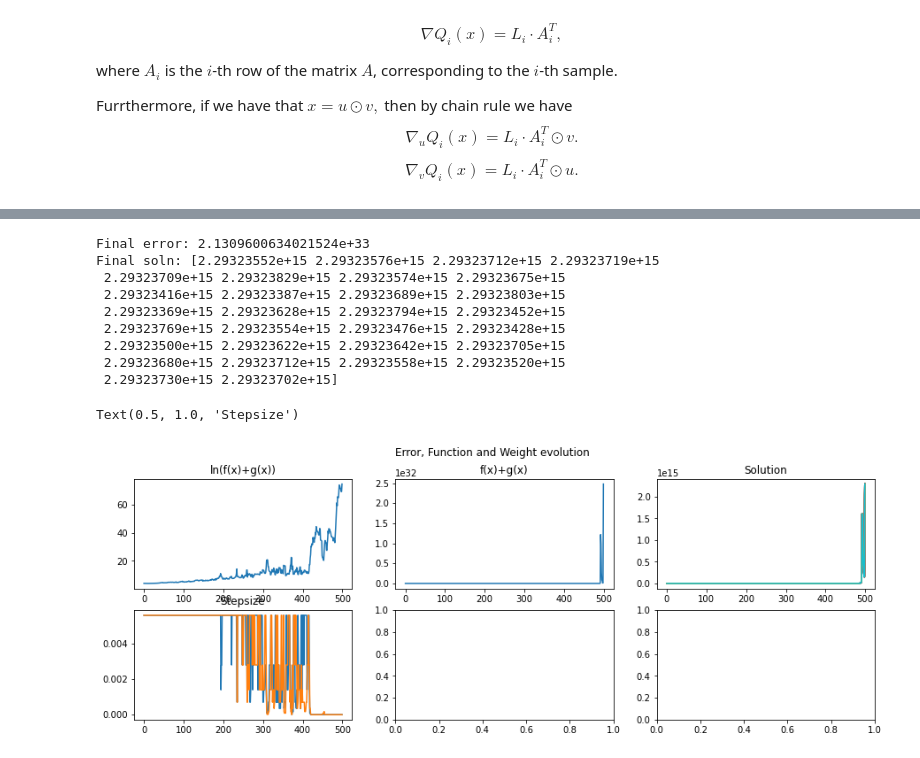
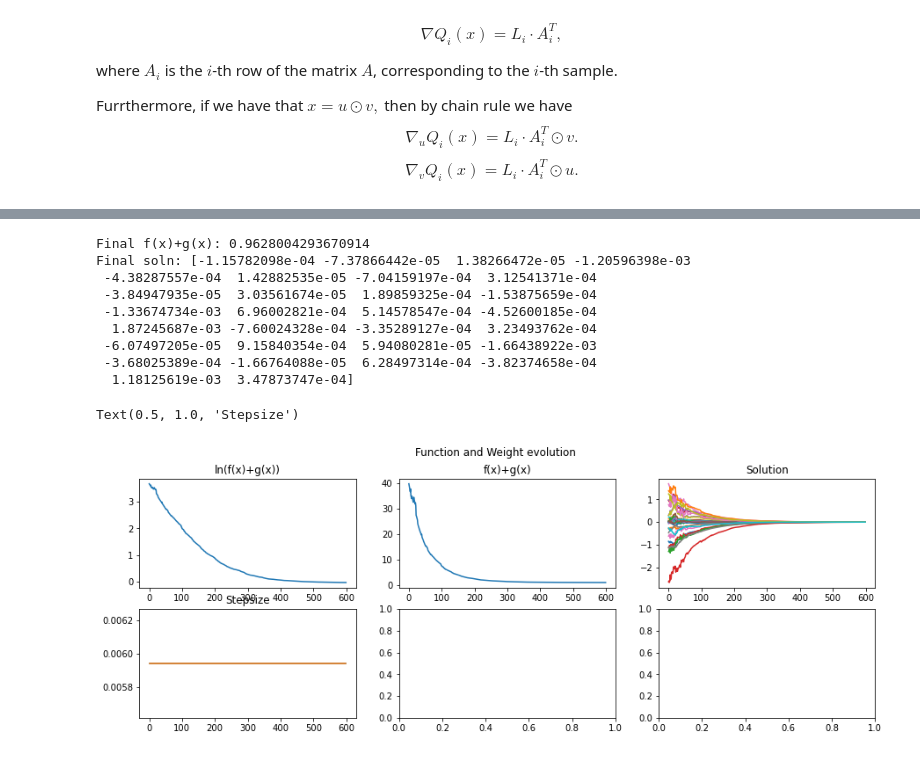
Before and after one commit to icheltso/NONCVX, a Jupyter notebook: CODED_NONCVX.ipynb, the cells around one changed output, grey strips where cells are left out. Saved outputs shown, nothing was run; the diff lists cells and outputs as text; code cells hidden in the pictures.

```diff
--- a/CODED_NONCVX.ipynb
+++ b/CODED_NONCVX.ipynb
@@ -257,7 +265,7 @@ Text(0.5, 1.0, 'Stepsize')
 def BBstep(xt,xtm1,gradt,gradtm1):    #Function for Barzilai-Borwein stepsize
     st = xt - xtm1
     yt = gradt - gradtm1
-    return (st.T @ st) / (st.T @ yt)
+    return (st.T @ st) / abs((st.T @ yt))
 # %%
 a = np.arange(1,26)
 a = a.reshape(5,5)
@@ -278,7 +286,7 @@ array([[ 8, 10, 12, 14,  5],
 # %%
 #Do gradient descent with step chosen using Barzilai-Borwein
 step = 0.001
-niter = 500
+niter = 50
 errvec3 = np.zeros(niter)
 u = np.random.randn(samples)
 v = np.random.randn(samples)
@@ -312,15 +320,15 @@ for i in range(niter):
     funcvec3[i] = funcreg(A,x,y,lam)
     #print(stepu)
 
-print("Final error:", errvec3[-1])
+print("Final error:", funcvec3[-1])
 print("Final soln:", x)
 
 fig, axs3 = plt.subplots(2,3, figsize=(15,5))
 fig.suptitle('Error, Function and Weight evolution')
-axs3[0,0].plot(errvec3.T);
-axs3[0,0].set_title('Error')
-axs3[0,1].plot(funcvec3.T);
-axs3[0,1].set_title('f(x)+g(x)')
+axs3[0,1].plot(np.log(funcvec3.T));
+axs3[0,1].set_title('ln(f(x)+g(x))')
+axs3[0,0].plot(funcvec3.T);
+axs3[0,0].set_title('f(x)+g(x)')
 axs3[0,2].plot(xtemp3.T);
 axs3[0,2].set_title('Solution')
 axs3[1,0].plot(steparr.T);
@@ -356,10 +364,10 @@ $$\nabla_v Q_i(x) = L_i \cdot A_i^T \odot u.$$
 def SGnabV(u,v,X,y,lam,indx):             #Stochastic Gradient for V
     Xi = X[indx,:]
     Li = Xi @ (u*v) - y[indx]
-    return u + (1/lam)*Li*(Xi.T @ u)
+    return v + (1/lam)*Li*(Xi.T @ u)
 # %%
 def SGnabU(u,v,X,y,lam,indx):             #Stochastic Gradient for U
     Xi = X[indx,:]
     Li = Xi @ (u*v) - y[indx]
-    return v + (1/lam)*Li*(Xi.T @ v)
+    return u + (1/lam)*Li*(Xi.T @ v)
 # %%
@@ -420,7 +447,7 @@ Text(0.5, 1.0, 'Stepsize')
 # %%
 #Do stochastic gradient descent with step chosen using Armijo Backtracking Line Search
 step = 0.001
-niter = 500
+niter = 600
 errvec3 = np.zeros(niter)
 u = np.random.randn(samples)
 v = np.random.randn(samples)
@@ -428,46 +455,46 @@ xtemp3 = np.zeros((samples,niter))
 funcvec3 = np.zeros(niter)
 steparr = np.zeros((2,niter))
 for i in range(niter):
-    rndindx = np.random.randint(0, features-1)
+    rndindx = np.random.randint(0, features)
     gradu = SGnabU(u,v,A,y,lam,rndindx)
     gradv = SGnabV(u,v,A,y,lam,rndindx)
     stepu = LineSearchU(u,v,A,y,lam)
     stepv = LineSearchV(u,v,A,y,lam)
     steparr[0,i] = stepu
     steparr[1,i] = stepv
     u = u - stepu*gradu
     v = v - stepv*gradv
     x = u * v
     xtemp3[:,i] = x
     errvec3[i] = errL2(A,x,y)
     funcvec3[i] = funcreg(A,x,y,lam)
     #print(stepu)
 
-print("Final error:", errvec3[-1])
+print("Final f(x)+g(x):", funcvec3[-1])
 print("Final soln:", x)
 
 fig, axs3 = plt.subplots(2,3, figsize=(15,5))
-fig.suptitle('Error, Function and Weight evolution')
+fig.suptitle('Function and Weight evolution')
 axs3[0,0].plot(np.log(funcvec3.T));
 axs3[0,0].set_title('ln(f(x)+g(x))')
 axs3[0,1].plot(funcvec3.T);
 axs3[0,1].set_title('f(x)+g(x)')
 axs3[0,2].plot(xtemp3.T);
 axs3[0,2].set_title('Solution')
 axs3[1,0].plot(steparr.T);
 axs3[1,0].set_title('Stepsize')
 # %% [output]
-Final error: 2.1309600634021524e+33
-Final soln: [2.29323552e+15 2.29323576e+15 2.29323712e+15 2.29323719e+15
- 2.29323709e+15 2.29323829e+15 2.29323574e+15 2.29323675e+15
- 2.29323416e+15 2.29323387e+15 2.29323689e+15 2.29323803e+15
- 2.29323369e+15 2.29323628e+15 2.29323794e+15 2.29323452e+15
- 2.29323769e+15 2.29323554e+15 2.29323476e+15 2.29323428e+15
- 2.29323500e+15 2.29323622e+15 2.29323642e+15 2.29323705e+15
- 2.29323680e+15 2.29323712e+15 2.29323558e+15 2.29323520e+15
- 2.29323730e+15 2.29323702e+15]
+Final f(x)+g(x): 0.9628004293670914
+Final soln: [-1.15782098e-04 -7.37866442e-05  1.38266472e-05 -1.20596398e-03
+ -4.38287557e-04  1.42882535e-05 -7.04159197e-04  3.12541371e-04
+ -3.84947935e-05  3.03561674e-05  1.89859325e-04 -1.53875659e-04
+ -1.33674734e-03  6.96002821e-04  5.14578547e-04 -4.52600185e-04
+  1.87245687e-03 -7.60024328e-04 -3.35289127e-04  3.23493762e-04
+ -6.07497205e-05  9.15840354e-04  5.94080281e-05 -1.66438922e-03
+ -3.68025389e-04 -1.66764088e-05  6.28497314e-04 -3.82374658e-04
+  1.18125619e-03  3.47873747e-04]
 Text(0.5, 1.0, 'Stepsize')
-[figure, old version]
+[figure, new version]
 # %% [markdown]
 # Stochastic Forward-Backward
 
```
Also changed, not shown: parts of 20 cells of this notebook.
